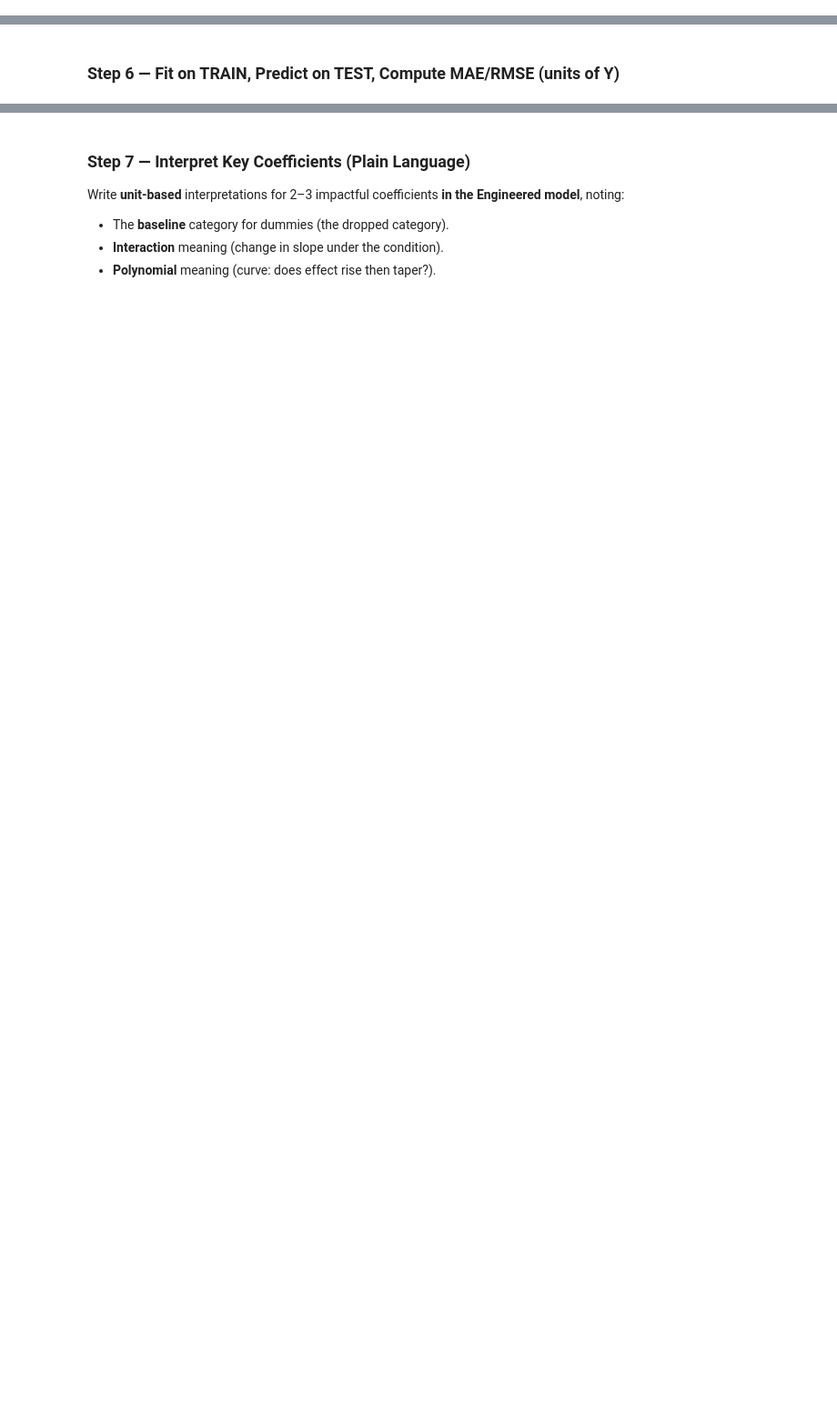
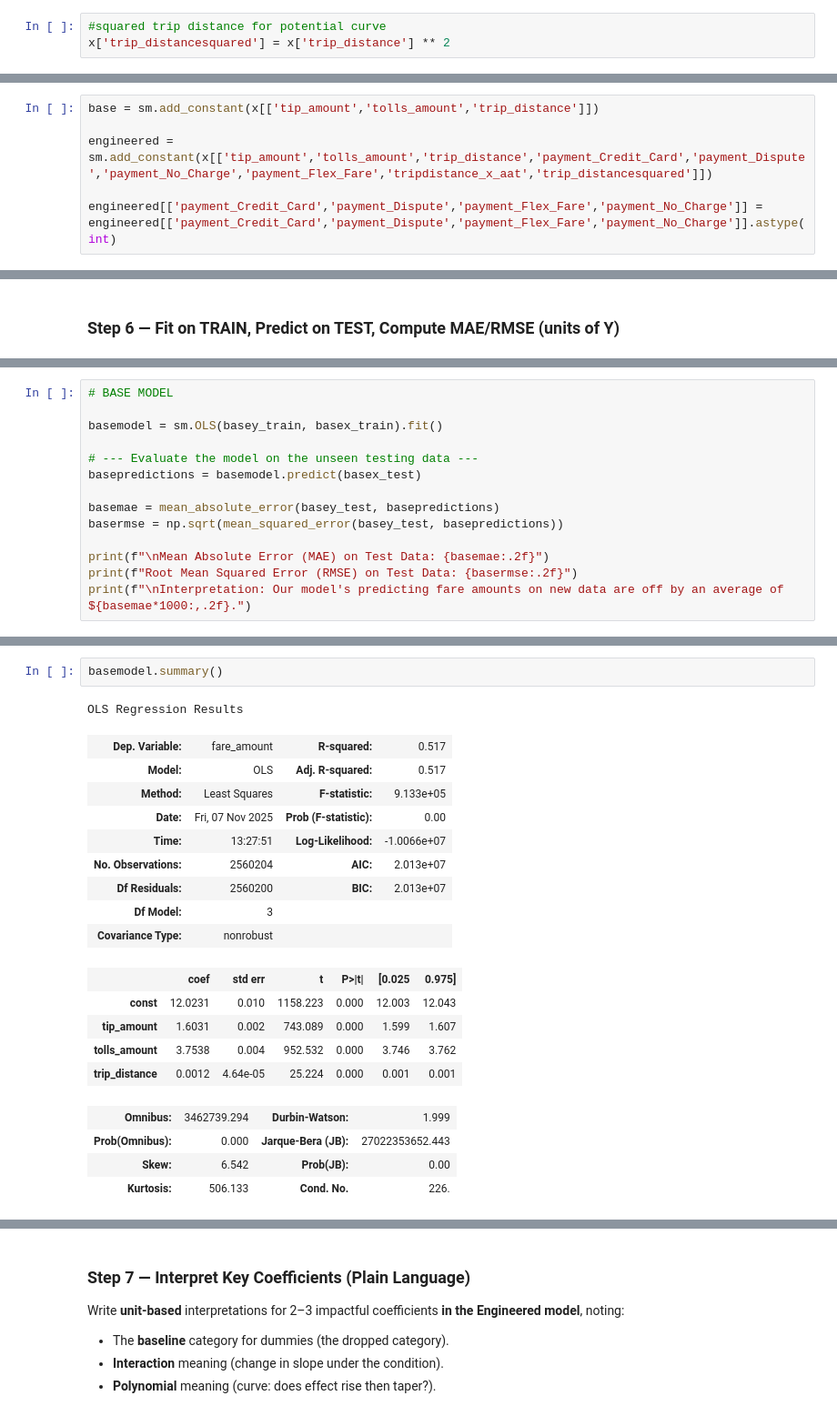
Before and after one commit to vrpperez7/DA2025_Lectures, a Jupyter notebook: Mod6/CodeAssignments/Mod6L9_CodeAssignment_STUDENT.ipynb, the cells around one changed output, grey strips where cells are left out. Shown: that part at 91% size. Saved outputs shown, nothing was run; the diff lists cells and outputs as text; blank space fills up the shorter version.

```diff
--- a/Mod6/CodeAssignments/Mod6L9_CodeAssignment_STUDENT.ipynb
+++ b/Mod6/CodeAssignments/Mod6L9_CodeAssignment_STUDENT.ipynb
@@ -132,3 +179,6 @@ print(df_with_pd.head(5))
+# %%
+#squared trip distance for potential curve
+x['trip_distancesquared'] = x['trip_distance'] ** 2
 # %% [markdown]
 ### Step 4 — Build **Base** and **Engineered** Design Matrices
 
@@ -139,3 +187,9 @@ None
+# %%
+base = sm.add_constant(x[['tip_amount','tolls_amount','trip_distance']])
+
+engineered = sm.add_constant(x[['tip_amount','tolls_amount','trip_distance','payment_Credit_Card','payment_Dispute','payment_No_Charge','payment_Flex_Fare','tripdistance_x_aat','trip_distancesquared']])
+
+engineered[['payment_Credit_Card','payment_Dispute','payment_Flex_Fare','payment_No_Charge']] = engineered[['payment_Credit_Card','payment_Dispute','payment_Flex_Fare','payment_No_Charge']].astype(int)
 # %% [markdown]
 ### Step 5 — Single Train–Test Split (Shared by Both Models)
 
@@ -148,0 +205,14 @@ None
+# %%
+# BASE MODEL
+
+basemodel = sm.OLS(basey_train, basex_train).fit()
+
+# --- Evaluate the model on the unseen testing data ---
+basepredictions = basemodel.predict(basex_test)
+
+basemae = mean_absolute_error(basey_test, basepredictions)
+basermse = np.sqrt(mean_squared_error(basey_test, basepredictions))
+
+print(f"\nMean Absolute Error (MAE) on Test Data: {basemae:.2f}")
+print(f"Root Mean Squared Error (RMSE) on Test Data: {basermse:.2f}")
+print(f"\nInterpretation: Our model's predicting fare amounts on new data are off by an average of ${basemae*1000:,.2f}.")
@@ -148,0 +241,22 @@ None
+# %%
+basemodel.summary()
+# %% [output]
+OLS Regression Results
+| Dep. Variable: | fare_amount | R-squared: | 0.517 |
+| Model: | OLS | Adj. R-squared: | 0.517 |
+| Method: | Least Squares | F-statistic: | 9.133e+05 |
+| Date: | Fri, 07 Nov 2025 | Prob (F-statistic): | 0.00 |
+| Time: | 13:27:51 | Log-Likelihood: | -1.0066e+07 |
+| No. Observations: | 2560204 | AIC: | 2.013e+07 |
+| Df Residuals: | 2560200 | BIC: | 2.013e+07 |
+| Df Model: | 3 |  |  |
+| Covariance Type: | nonrobust |  |  |
+|  | coef | std err | t | P>|t| | [0.025 | 0.975] |
+| const | 12.0231 | 0.010 | 1158.223 | 0.000 | 12.003 | 12.043 |
+| tip_amount | 1.6031 | 0.002 | 743.089 | 0.000 | 1.599 | 1.607 |
+| tolls_amount | 3.7538 | 0.004 | 952.532 | 0.000 | 3.746 | 3.762 |
+| trip_distance | 0.0012 | 4.64e-05 | 25.224 | 0.000 | 0.001 | 0.001 |
+| Omnibus: | 3462739.294 | Durbin-Watson: | 1.999 |
+| Prob(Omnibus): | 0.000 | Jarque-Bera (JB): | 27022353652.443 |
+| Skew: | 6.542 | Prob(JB): | 0.00 |
+| Kurtosis: | 506.133 | Cond. No. | 226. |
```
Also changed, not shown: parts of 17 cells of this notebook.
